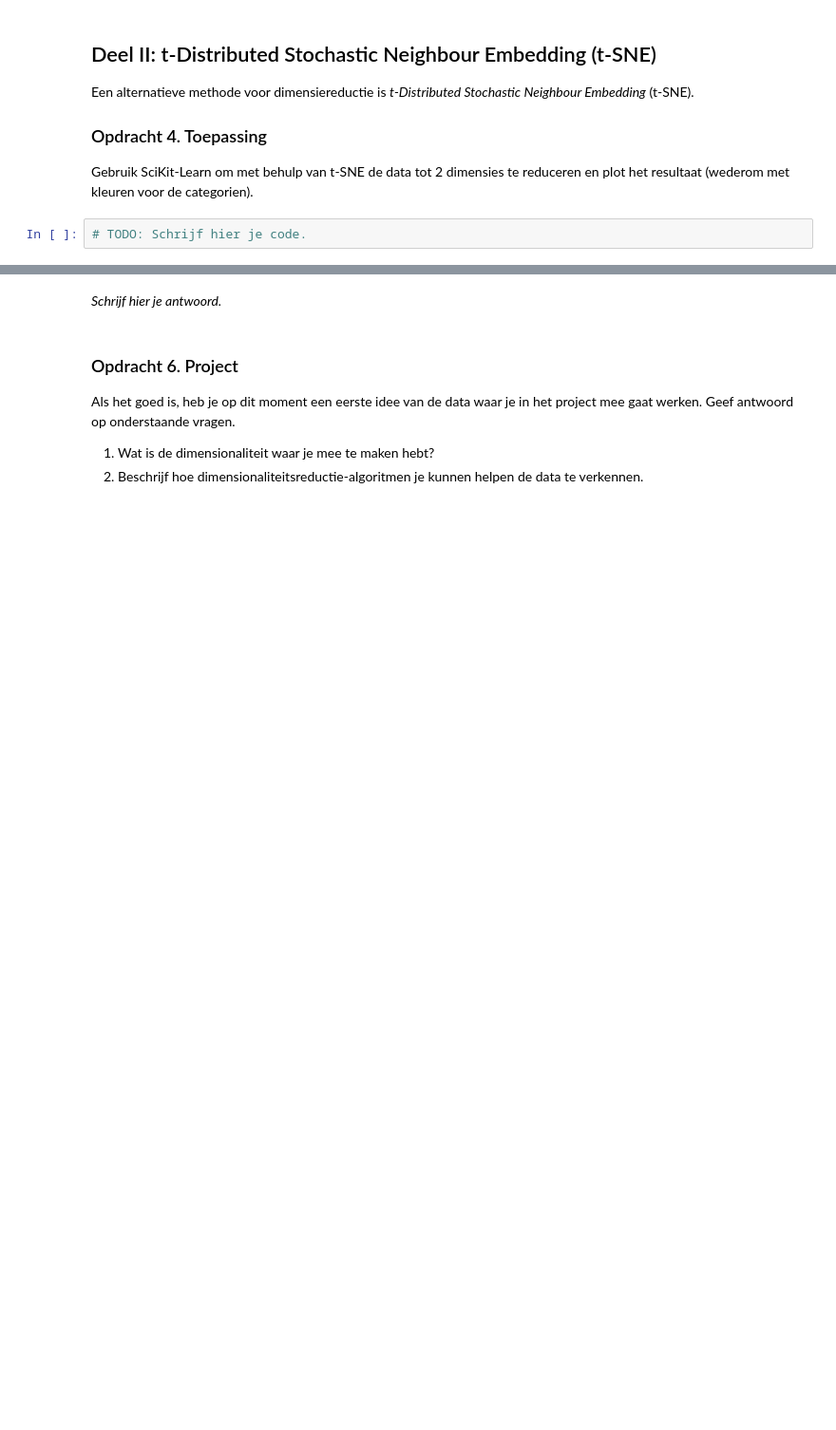
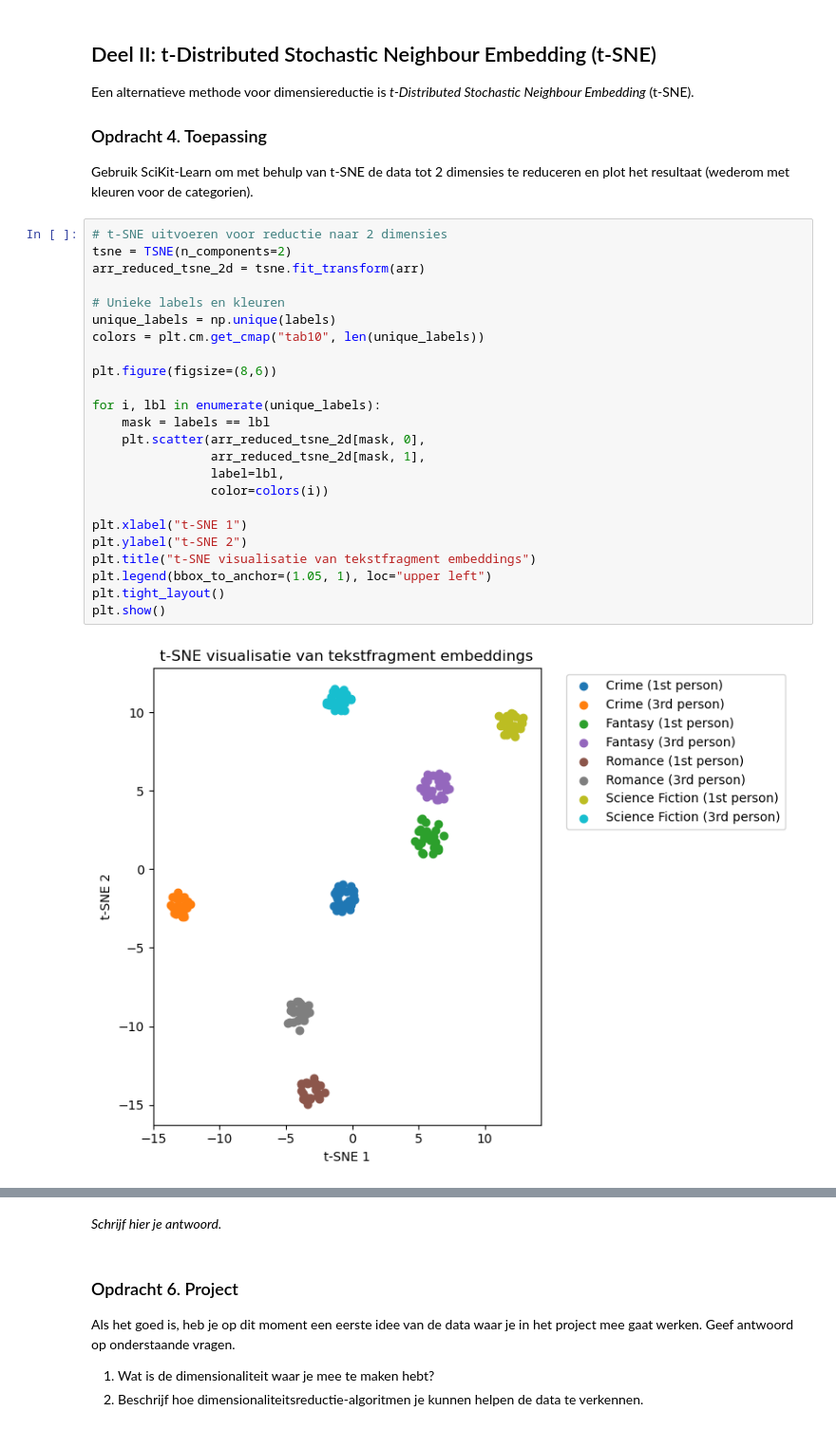
Before and after one commit to GitMathijs/la-ii-dimensionaliteitsreductie-GitMathijs, a Jupyter notebook: dimensionality.ipynb, the cells around one changed output, grey strips where cells are left out. Shown at 95% size. Drawn from its saved outputs; the diff is of its cells as text; blank space fills up the shorter version.

Commit message:
opdracht 4, en 5 voor de helft

```diff
--- a/dimensionality.ipynb
+++ b/dimensionality.ipynb
@@ -245,4 +298,28 @@ Een alternatieve methode voor dimensiereductie is _t-Distributed Stochastic Neig
 ### Opdracht 4. Toepassing
 Gebruik SciKit-Learn om met behulp van t-SNE de data tot 2 dimensies te reduceren en plot het resultaat (wederom met kleuren voor de categorien).
 # %%
-# TODO: Schrijf hier je code.
+# t-SNE uitvoeren voor reductie naar 2 dimensies
+tsne = TSNE(n_components=2)
+arr_reduced_tsne_2d = tsne.fit_transform(arr)
+
+# Unieke labels en kleuren
+unique_labels = np.unique(labels)
+colors = plt.cm.get_cmap("tab10", len(unique_labels))
+
+plt.figure(figsize=(8,6))
+
+for i, lbl in enumerate(unique_labels):
+    mask = labels == lbl
+    plt.scatter(arr_reduced_tsne_2d[mask, 0],
+                arr_reduced_tsne_2d[mask, 1],
+                label=lbl,
+                color=colors(i))
+
+plt.xlabel("t-SNE 1")
+plt.ylabel("t-SNE 2")
+plt.title("t-SNE visualisatie van tekstfragment embeddings")
+plt.legend(bbox_to_anchor=(1.05, 1), loc="upper left")
+plt.tight_layout()
+plt.show()
+# %% [output]
+[figure, added]
```
Also changed, not shown: parts of 9 cells of this notebook.
